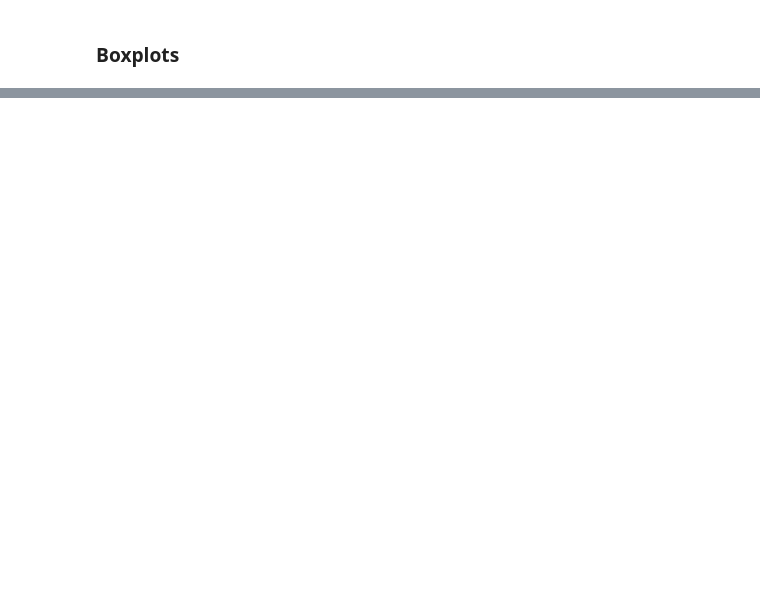
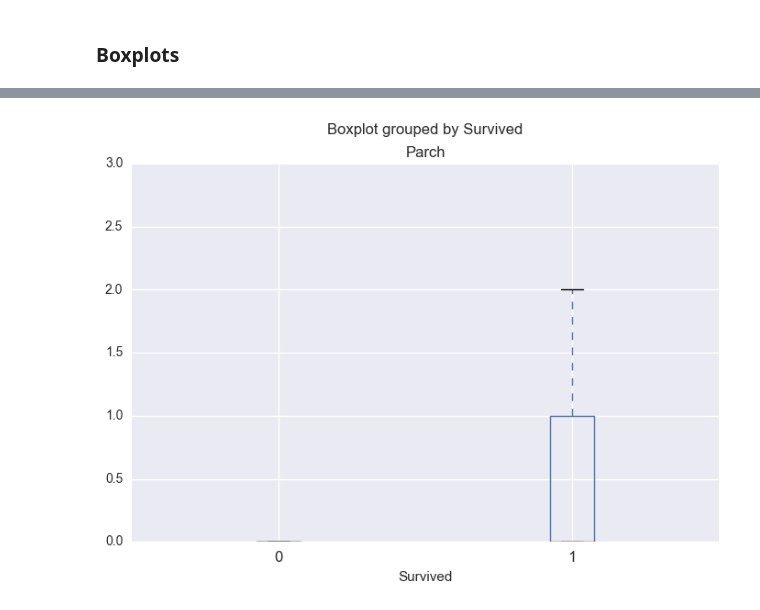
Before and after one commit to JBryan1/Kaggle, a Jupyter notebook: Titanic/Exploratory Data Analysis.ipynb, the cells around one changed output, grey strips where cells are left out. Cells and saved outputs as stored; diff of their text form; code cells hidden in the pictures; blank space fills up the shorter version.

```diff
--- a/Titanic/Exploratory Data Analysis.ipynb
+++ b/Titanic/Exploratory Data Analysis.ipynb
@@ -192,0 +193,5 @@ plt.show()
+# %%
+titanic.boxplot("Parch", by ="Survived")
+plt.show()
+# %% [output]
+[figure, added]
```
Also changed, not shown: parts of 11 cells of this notebook, 1 other file.
